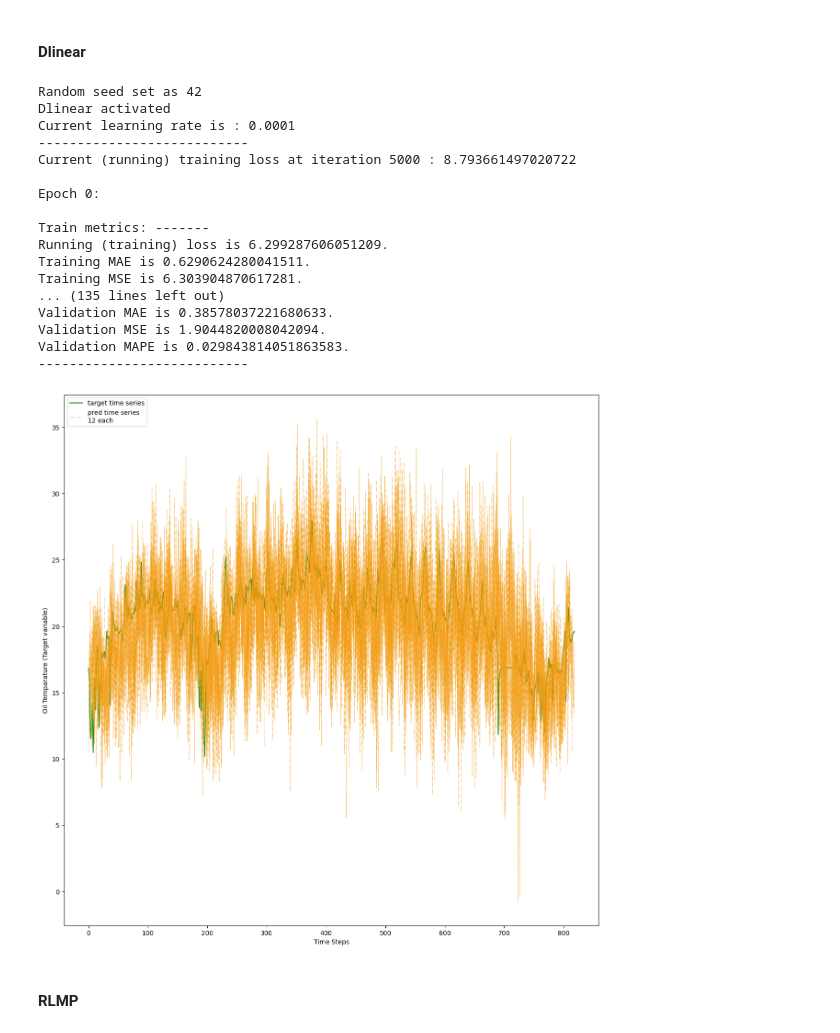
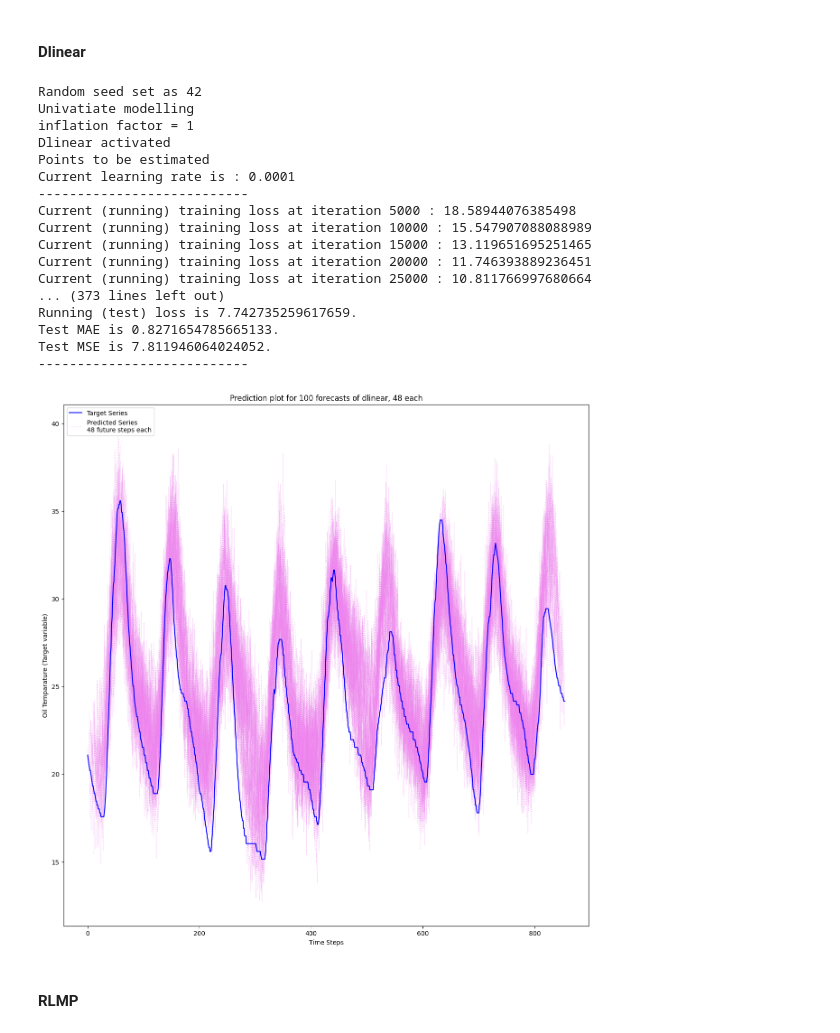
Before and after one commit to nickhanabah/time_series_experiment, a Jupyter notebook: experimentsETTh1.ipynb, the cells around one changed output. Saved outputs shown, nothing was run; the diff lists cells and outputs as text; code cells hidden in the pictures.

```diff
--- a/experimentsETTh1.ipynb
+++ b/experimentsETTh1.ipynb
@@ -13,14 +13,14 @@ import matplotlib.pyplot as plt
 #### Import Data
 # %%
 ETTh1 = pd.read_csv("/workspaces/time_series_experiment/ETT-small/ETTh1.csv")
-training_df, val_df, test_df = split_dataset(ETTh1, remain_same = False)
+training_df, test_df = split_dataset(ETTh1, remain_same = False)
 # %% [markdown]
 #### Multivariate Case
 # %% [markdown]
 #### Global Parameters
 # %%
-p_lag = 24
-future_steps = round(12)
+p_lag = 96
+future_steps = 48
 batch_size = 8
 epochs = 8
 learning_rate=1.e-4
@@ -28,4 +28,8 @@ decomp_kernel_size = 24
 number_of_forecasts = 100
 target_column = ['OT']
 feature_columns = [i for i in training_df.columns]
+modelling_task = 'univariate'
+n_continous_features=7
+n_categorial_features=5
+dataset_name = 'ETTh1'
 # %% [markdown]
@@ -75,45 +77,44 @@ Validation MAPE is 0.02141152965391034.
 # %% [markdown]
 #### Dlinear
 # %%
-net, res = train(
+net = train(
             epochs = epochs,
-            n_continous_features=7,
-            n_categorial_features=5,
+            n_continous_features=n_continous_features,
+            n_categorial_features=n_categorial_features,
             p_lag=  p_lag,
             future_steps = future_steps,
             training_df = training_df,
-            validation_df = val_df,
+            validation_df = test_df,
             feature_columns = feature_columns,
             target_column = target_column,
             learning_rate=learning_rate ,
             decomp_kernel_size= decomp_kernel_size,
             batch_size=batch_size,
-            get_residuals = True,
-            model = 'dlinear'
+            model = 'dlinear',
+            modelling_task = modelling_task,
+            dataset_name = dataset_name
             )
-
-test_data = DataLoader(TimeSeriesDataset(test_df,future_steps= future_steps, target_column = target_column,feature_columns=feature_columns,p_lag=p_lag), batch_size=batch_size,drop_last=True)
-plot_multistep_forecast(test_data=test_data, neural_net=net, future_steps=future_steps, number_of_forecasts=number_of_forecasts)
-evaluate_on_test_data(test_data = test_data, neural_net = net)
+test_data = DataLoader(TimeSeriesDataset(test_df, future_steps= future_steps, target_column = target_column,feature_columns=feature_columns,p_lag=p_lag), batch_size=batch_size,drop_last=True)
+plot_multistep_forecast(test_data=test_data, dataset_name = dataset_name, neural_net=net, future_steps=future_steps, number_of_forecasts=number_of_forecasts)
 # %% [output]
 Random seed set as 42
+Univatiate modelling
+inflation factor = 1
 Dlinear activated
+Points to be estimated
 Current learning rate is : 0.0001
 ---------------------------
-Current (running) training loss at iteration 5000 : 8.793661497020722
-
-Epoch 0:
-
-Train metrics: -------
-Running (training) loss is 6.299287606051209.
-Training MAE is 0.6290624280041511.
-Training MSE is 6.303904870617281.
-... (135 lines left out)
-Validation MAE is 0.38578037221680633.
-Validation MSE is 1.9044820008042094.
-Validation MAPE is 0.029843814051863583.
+Current (running) training loss at iteration 5000 : 18.58944076385498
+Current (running) training loss at iteration 10000 : 15.547907088088989
+Current (running) training loss at iteration 15000 : 13.119651695251465
+Current (running) training loss at iteration 20000 : 11.746393889236451
+Current (running) training loss at iteration 25000 : 10.811766997680664
+... (373 lines left out)
+Running (test) loss is 7.742735259617659.
+Test MAE is 0.8271654785665133.
+Test MSE is 7.811946064024052.
 ---------------------------
-[figure, old version]
+[figure, new version]
 # %% [markdown]
 #### RLMP
 # %%
```
Also changed, not shown: parts of 4 cells of this notebook, 17 other files.
